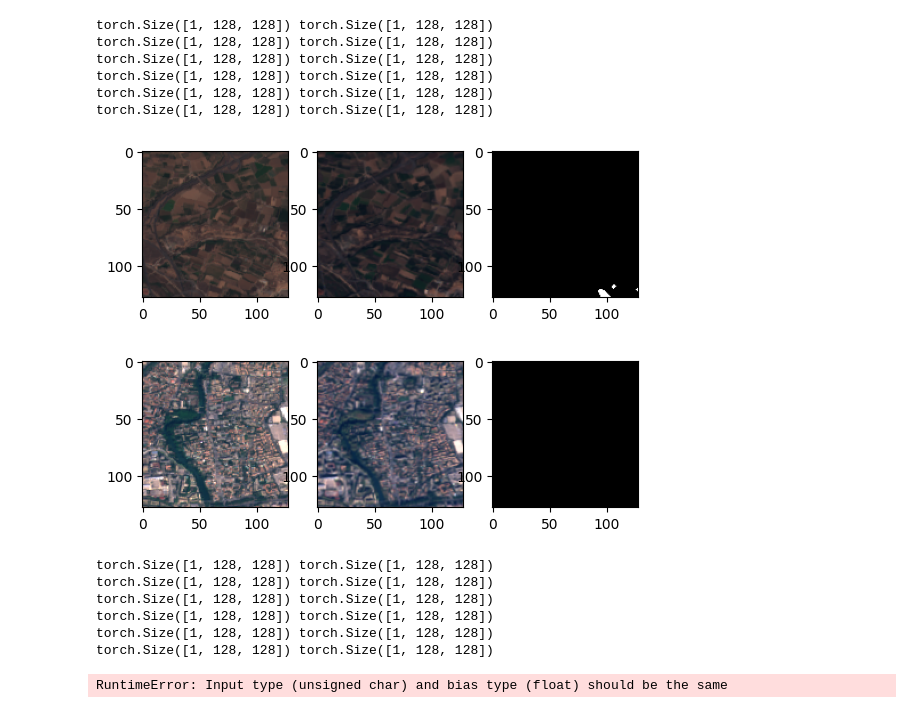
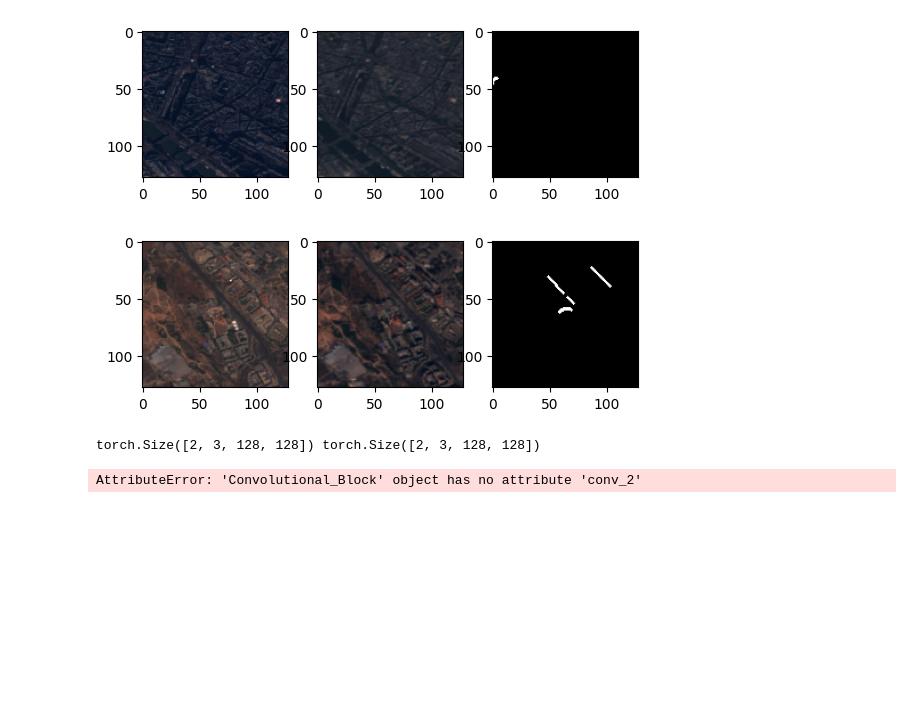
Before and after one commit to Etienne-bdt/Projet-App-Sup, a Jupyter notebook: Change_Detect.ipynb, the cells around one changed output. Cells and saved outputs as stored; diff of their text form; code cells hidden in the pictures; blank space fills up the shorter version.

Commit message:
fix data input pipeline

```diff
--- a/Change_Detect.ipynb
+++ b/Change_Detect.ipynb
@@ -31,7 +31,7 @@ class ChangeDetectionDataset(Dataset):
         y = np.random.randint(0, img1.shape[1]-size)
         img1 = img1[:,y:y+size, x:x+size]
         img2 = img2[:,y:y+size, x:x+size]
-        cm = cm[:, y:y+size, x:x+size]
+        cm = cm[0:1, y:y+size, x:x+size]
         return img1, img2, cm
 
     def __getitem__(self, idx):
@@ -39,51 +39,46 @@ class ChangeDetectionDataset(Dataset):
         img2 = read_image(self.data_dir+'/'+self.data.iloc[idx,1])
         cm = read_image(self.data_dir+'/'+self.data.iloc[idx,2])
 
-        img1Tensor = torch.zeros((img1.shape[0], 3, self.crop_size, self.crop_size))
-        img2Tensor = torch.zeros((img1.shape[0], 3, self.crop_size, self.crop_size))
-        cmTensor = torch.zeros((img1.shape[0], 1, self.crop_size, self.crop_size))
-        for i in range(img1.shape[0]):
-            crop1, crop2, cropcm = self.random_crop(img1, img2, cm, self.crop_size)
-            crop1 , crop2, cropcm = crop1.float(), crop2.float(), cropcm.float()
-            img1Tensor[i,:,:,:] = crop1
-            img2Tensor[i,:,:,:] = crop2
-            cmTensor[i,:,:,:] = cropcm
+
+        img1Tensor = torch.zeros((3, self.crop_size, self.crop_size), dtype=torch.float32)
+        img2Tensor = torch.zeros((3, self.crop_size, self.crop_size), dtype=torch.float32)
+        cmTensor = torch.zeros((1, self.crop_size, self.crop_size), dtype=torch.float32)
+
+
+        crop1, crop2, cropcm = self.random_crop(img1[:,:,:], img2[:,:,:], cm[:,:,:], self.crop_size)
+        img1Tensor[:,:,:] = crop1.float()/255
+        img2Tensor[:,:,:] = crop2.float()/255
+        cmTensor[:,:,:] = cropcm.float()
         #apply the same transformation to all images as batch dimension
-        return self.random_crop(img1,img2,cm,self.crop_size)
+        return img1Tensor, img2Tensor, cmTensor
 # %%
 #Simple DataLoader class for our change detection dataset
 batch_size = 2
 
-train_dataset= ChangeDetectionDataset(data_dir="data/",csv_file="train.csv", batch_size=batch_size, transform=None)
-val_dataset = ChangeDetectionDataset(data_dir="data/",csv_file="val.csv", batch_size=1, transform=None)
+train_dataset= ChangeDetectionDataset(data_dir="data",csv_file="train.csv", batch_size=batch_size, transform=None)
+val_dataset = ChangeDetectionDataset(data_dir="data",csv_file="val.csv", batch_size=1, transform=None)
 train_loader = DataLoader(batch_size=batch_size, dataset=train_dataset, shuffle=True)
 val_loader = DataLoader(dataset=val_dataset, shuffle=True)
 #Simple function to display a batch of images
 
 def show_batch(batch):
     img1s, img2s, cms = batch
 
     for i in range(len(img1s)):
-        img1 = img1s[i]
-        img2 = img2s[i]
-        cm = cms[i]
+        img1 = img1s[i,:,:,:]
+        img2 = img2s[i,:,:,:]
+        cm = cms[i,:,:,:]
         fig, ax = plt.subplots(1,3)
         ax[0].imshow(img1.permute(1,2,0))
         ax[1].imshow(img2.permute(1,2,0))
         ax[2].imshow(cm.permute(1,2,0), cmap='gray')
         plt.show()
 
 a = next(iter(train_loader))
 show_batch(a)
 # %% [output]
-torch.Size([1, 128, 128]) torch.Size([1, 128, 128])
-torch.Size([1, 128, 128]) torch.Size([1, 128, 128])
-torch.Size([1, 128, 128]) torch.Size([1, 128, 128])
-torch.Size([1, 128, 128]) torch.Size([1, 128, 128])
-torch.Size([1, 128, 128]) torch.Size([1, 128, 128])
-torch.Size([1, 128, 128]) torch.Size([1, 128, 128])
-[figure, old version]
+[figure, new version]
-[figure, old version]
+[figure, new version]
 # %%
 n_epoch = 1
 learning_rate = 0.0001
@@ -99,11 +94,10 @@ for epoch in range(n_epoch):
 
     for img1,img2,cm in train_loader:
         #Forward pass
+        print(img1.shape,img2.shape)
         y_pred = model(img1, img2)
         loss = loss_fn(y_pred, cm)
         accu += loss.item()
-        print(accu)
-        plt.imshow(y_pred)
         #Backward pass
         optimizer.zero_grad()
         loss.backward()
@@ -117,13 +111,6 @@ for epoch in range(n_epoch):
         accu += loss.item()
     val_loss.append(accu/len(val_loader))
     print(f"Train {epoch}: {train_loss[-1]} and Valid {epoch}: {val_loss[-1]}")
-
-plt.show()
 # %% [output]
-torch.Size([1, 128, 128]) torch.Size([1, 128, 128])
-torch.Size([1, 128, 128]) torch.Size([1, 128, 128])
-torch.Size([1, 128, 128]) torch.Size([1, 128, 128])
-torch.Size([1, 128, 128]) torch.Size([1, 128, 128])
-torch.Size([1, 128, 128]) torch.Size([1, 128, 128])
-torch.Size([1, 128, 128]) torch.Size([1, 128, 128])
+torch.Size([2, 3, 128, 128]) torch.Size([2, 3, 128, 128])
-RuntimeError: Input type (unsigned char) and bias type (float) should be the same
+AttributeError: 'Convolutional_Block' object has no attribute 'conv_2'
```
